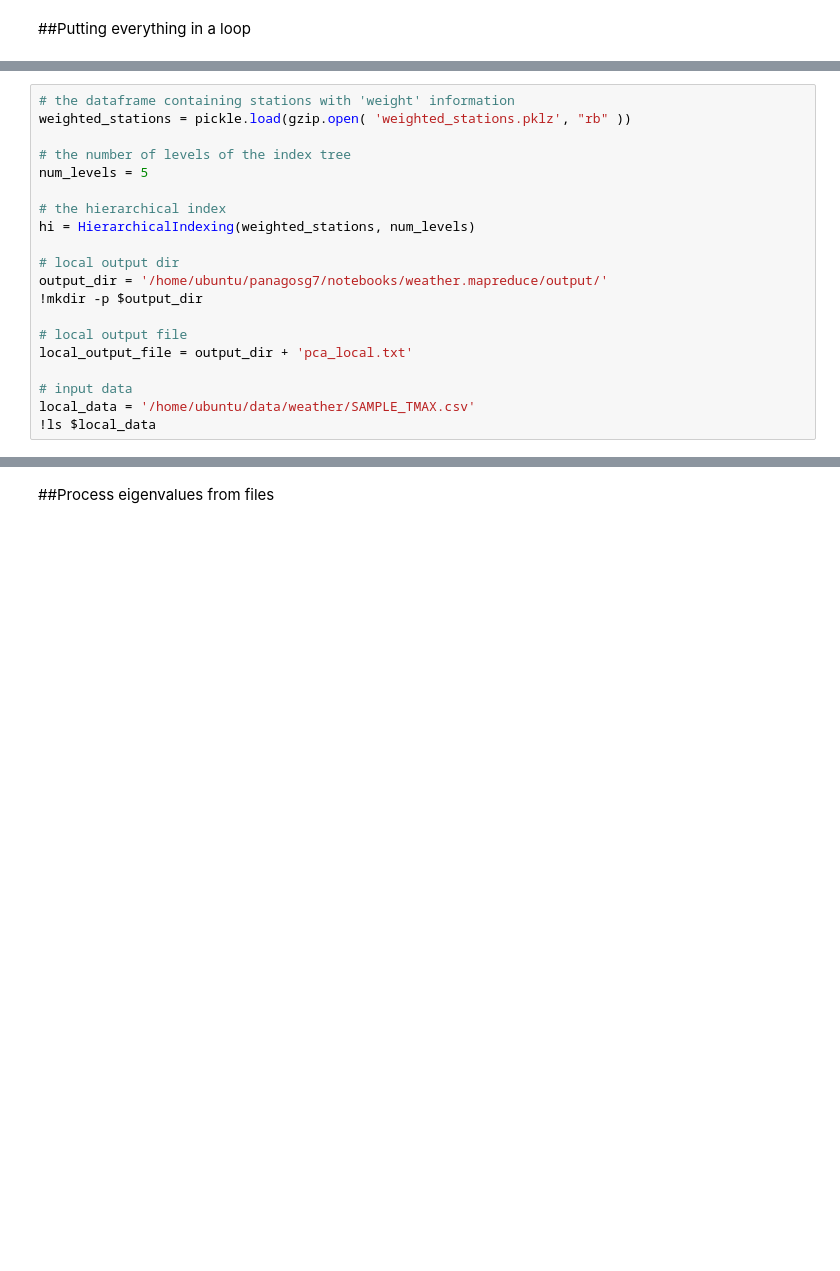
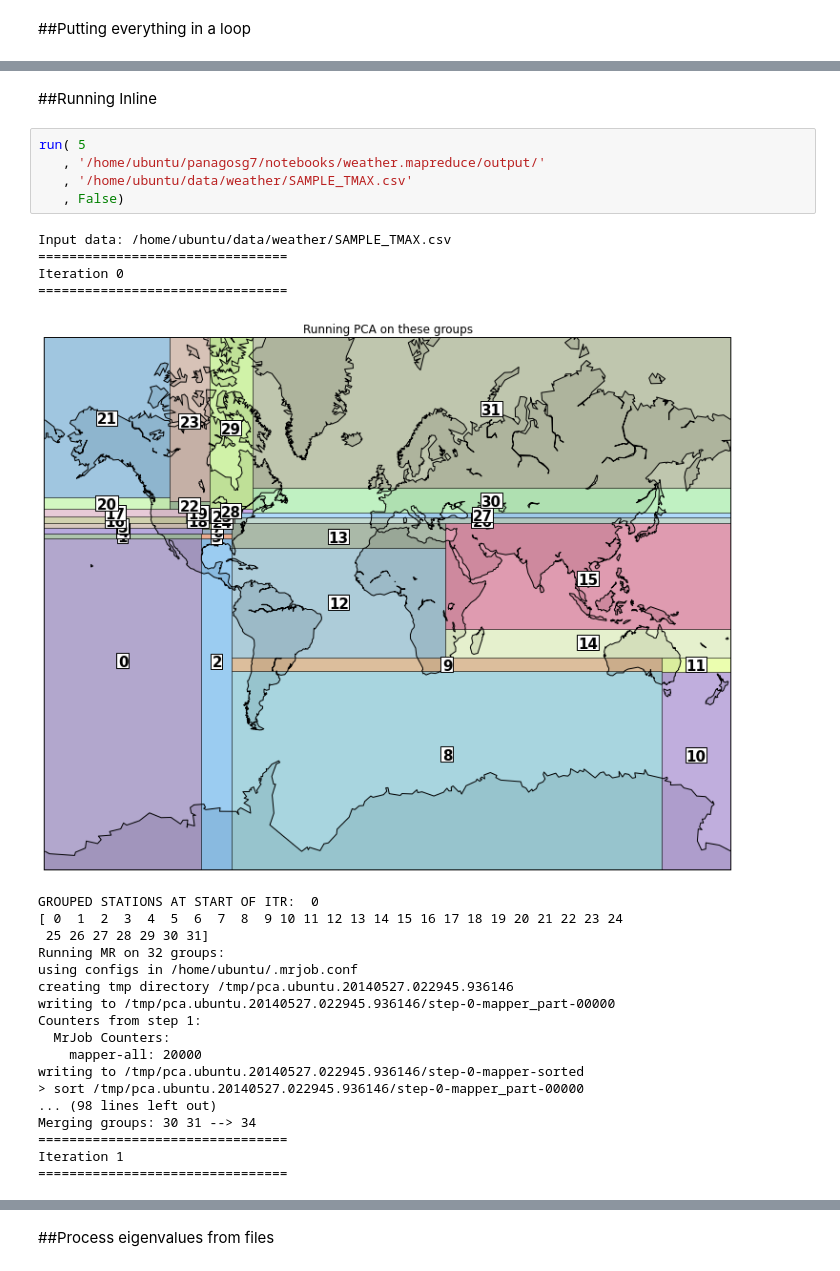
Before and after one commit to panagosg7/UCSD_BigData, a Jupyter notebook: notebooks/weather.mapreduce/04_Main.ipynb, the cells around one changed output, grey strips where cells are left out. Saved outputs shown, nothing was run; the diff lists cells and outputs as text; blank space fills up the shorter version.

Commit message:
Stuff... also started writing more comments.

```diff
--- a/notebooks/weather.mapreduce/04_Main.ipynb
+++ b/notebooks/weather.mapreduce/04_Main.ipynb
@@ -179,20 +303,0 @@ EMR AKIAJAEGIABHWRAACKYA
-# %%
-# the dataframe containing stations with 'weight' information
-weighted_stations = pickle.load(gzip.open( 'weighted_stations.pklz', "rb" ))
-
-# the number of levels of the index tree
-num_levels = 5
-
-# the hierarchical index
-hi = HierarchicalIndexing(weighted_stations, num_levels)
-
-# local output dir
-output_dir = '/home/ubuntu/panagosg7/notebooks/weather.mapreduce/output/'
-!mkdir -p $output_dir
-
-# local output file
-local_output_file = output_dir + 'pca_local.txt'
-
-# input data
-local_data = '/home/ubuntu/data/weather/SAMPLE_TMAX.csv'
-!ls $local_data
@@ -305,0 +392,30 @@ Finished
+# %% [markdown]
+##Running Inline
+# %%
+run( 5
+   , '/home/ubuntu/panagosg7/notebooks/weather.mapreduce/output/'
+   , '/home/ubuntu/data/weather/SAMPLE_TMAX.csv'
+   , False)
+# %% [output]
+Input data: /home/ubuntu/data/weather/SAMPLE_TMAX.csv
+================================
+Iteration 0
+================================
+[figure, added]
+GROUPED STATIONS AT START OF ITR:  0
+[ 0  1  2  3  4  5  6  7  8  9 10 11 12 13 14 15 16 17 18 19 20 21 22 23 24
+ 25 26 27 28 29 30 31]
+Running MR on 32 groups:
+using configs in /home/ubuntu/.mrjob.conf
+creating tmp directory /tmp/pca.ubuntu.20140527.022945.936146
+writing to /tmp/pca.ubuntu.20140527.022945.936146/step-0-mapper_part-00000
+Counters from step 1:
+  MrJob Counters:
+    mapper-all: 20000
+writing to /tmp/pca.ubuntu.20140527.022945.936146/step-0-mapper-sorted
+> sort /tmp/pca.ubuntu.20140527.022945.936146/step-0-mapper_part-00000
+... (98 lines left out)
+Merging groups: 30 31 --> 34
+================================
+Iteration 1
+================================
```
Also changed, not shown: parts of 23 cells of this notebook, 3 other files.
